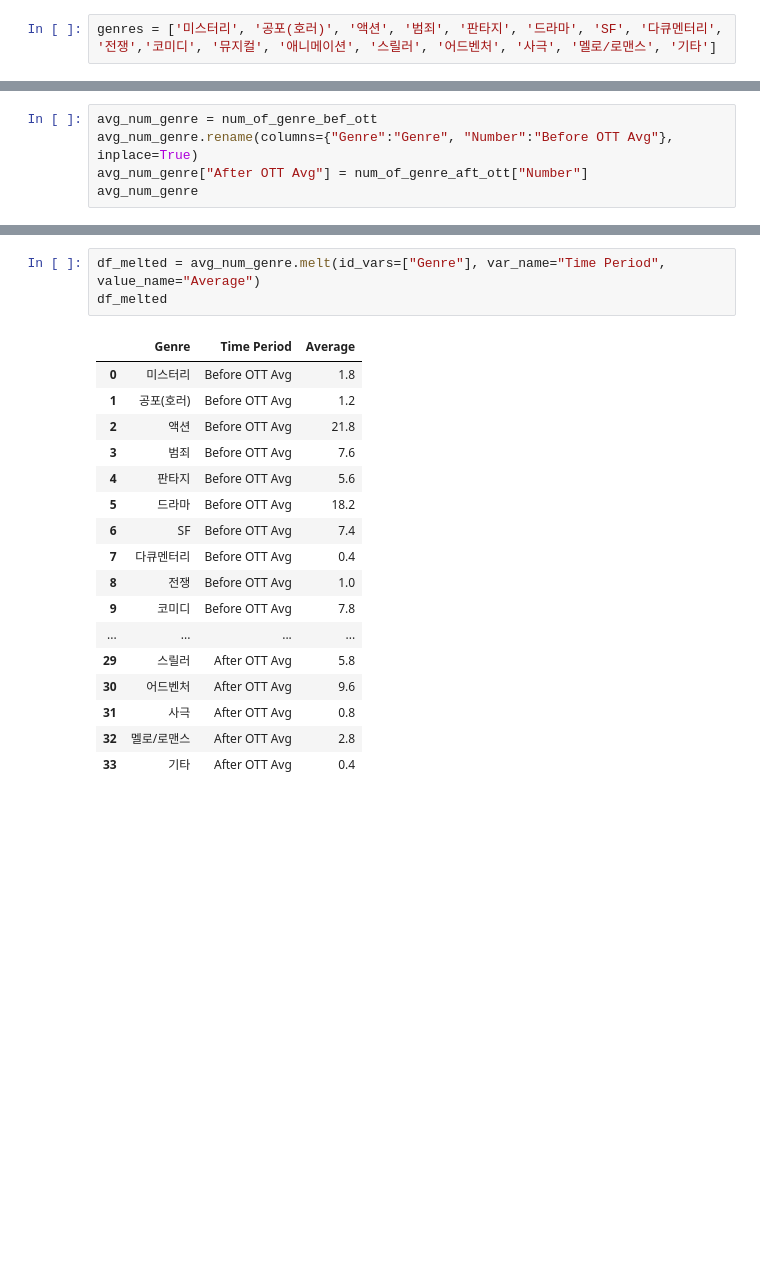
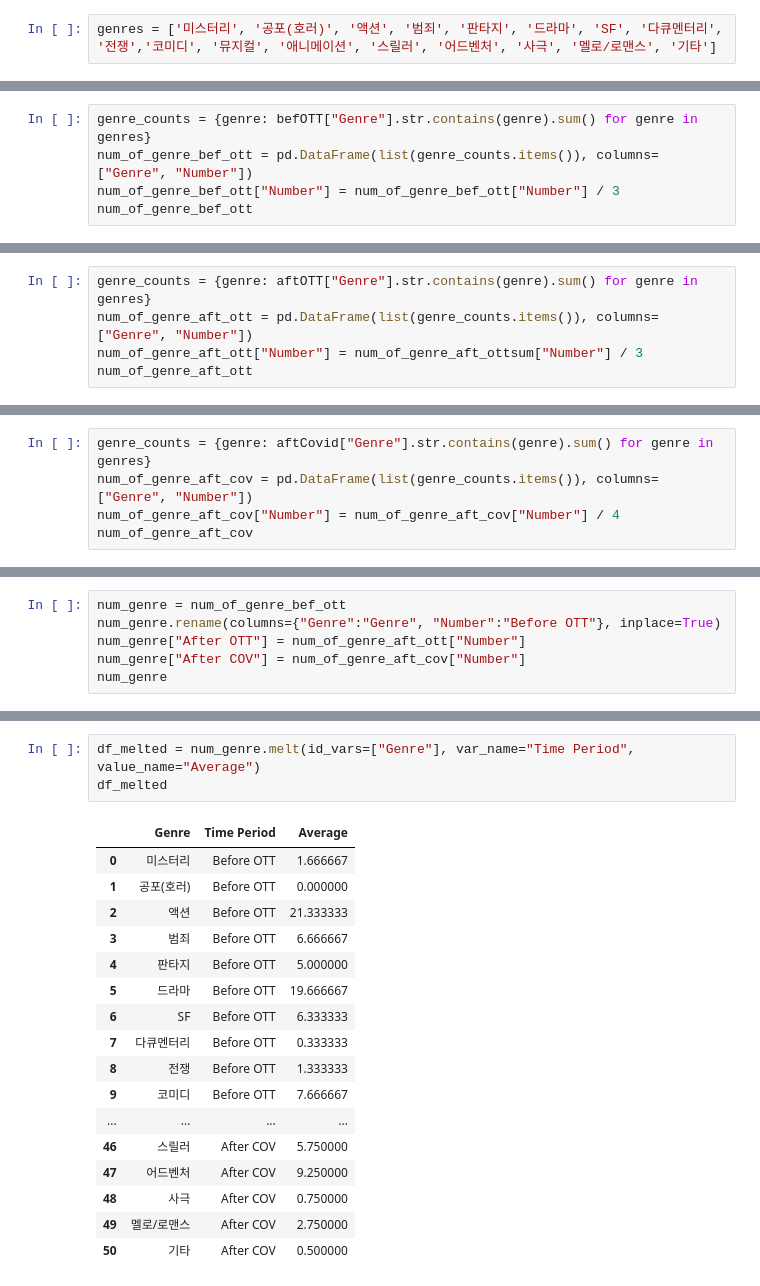
Before and after one commit to addinedu-ros-8th/eda-repo-1, a Jupyter notebook: src/ott_bef_aft_genre_analysis.ipynb, the cells around one changed output, grey strips where cells are left out. Saved outputs shown, nothing was run; the diff lists cells and outputs as text; blank space fills up the shorter version.

```diff
--- a/src/ott_bef_aft_genre_analysis.ipynb
+++ b/src/ott_bef_aft_genre_analysis.ipynb
@@ -404,0 +113,5 @@ See the caveats in the documentation: https://pandas.pydata.org/pandas-docs/stab
+# %%
+genre_counts = {genre: befOTT["Genre"].str.contains(genre).sum() for genre in genres}
+num_of_genre_bef_ott = pd.DataFrame(list(genre_counts.items()), columns=["Genre", "Number"])
+num_of_genre_bef_ott["Number"] = num_of_genre_bef_ott["Number"] / 3
+num_of_genre_bef_ott
@@ -404,0 +137,5 @@ See the caveats in the documentation: https://pandas.pydata.org/pandas-docs/stab
+# %%
+genre_counts = {genre: aftOTT["Genre"].str.contains(genre).sum() for genre in genres}
+num_of_genre_aft_ott = pd.DataFrame(list(genre_counts.items()), columns=["Genre", "Number"])
+num_of_genre_aft_ott["Number"] = num_of_genre_aft_ottsum["Number"] / 3
+num_of_genre_aft_ott
@@ -404,0 +161,5 @@ See the caveats in the documentation: https://pandas.pydata.org/pandas-docs/stab
+# %%
+genre_counts = {genre: aftCovid["Genre"].str.contains(genre).sum() for genre in genres}
+num_of_genre_aft_cov = pd.DataFrame(list(genre_counts.items()), columns=["Genre", "Number"])
+num_of_genre_aft_cov["Number"] = num_of_genre_aft_cov["Number"] / 4
+num_of_genre_aft_cov
@@ -405,6 +185,7 @@ See the caveats in the documentation: https://pandas.pydata.org/pandas-docs/stab
 # %%
-avg_num_genre = num_of_genre_bef_ott
-avg_num_genre.rename(columns={"Genre":"Genre", "Number":"Before OTT Avg"}, inplace=True)
-avg_num_genre["After OTT Avg"] = num_of_genre_aft_ott["Number"]
-avg_num_genre
+num_genre = num_of_genre_bef_ott
+num_genre.rename(columns={"Genre":"Genre", "Number":"Before OTT"}, inplace=True)
+num_genre["After OTT"] = num_of_genre_aft_ott["Number"]
+num_genre["After COV"] = num_of_genre_aft_cov["Number"]
+num_genre
 # %% [output]
@@ -429,24 +210,24 @@ avg_num_genre
 # %%
-df_melted = avg_num_genre.melt(id_vars=["Genre"], var_name="Time Period", value_name="Average")
+df_melted = num_genre.melt(id_vars=["Genre"], var_name="Time Period", value_name="Average")
 df_melted
 # %% [output]
 |  | Genre | Time Period | Average |
-| 0 | 미스터리 | Before OTT Avg | 1.8 |
-| 1 | 공포(호러) | Before OTT Avg | 1.2 |
-| 2 | 액션 | Before OTT Avg | 21.8 |
-| 3 | 범죄 | Before OTT Avg | 7.6 |
-| 4 | 판타지 | Before OTT Avg | 5.6 |
-| 5 | 드라마 | Before OTT Avg | 18.2 |
-| 6 | SF | Before OTT Avg | 7.4 |
-| 7 | 다큐멘터리 | Before OTT Avg | 0.4 |
-| 8 | 전쟁 | Before OTT Avg | 1.0 |
-| 9 | 코미디 | Before OTT Avg | 7.8 |
+| 0 | 미스터리 | Before OTT | 1.666667 |
+| 1 | 공포(호러) | Before OTT | 0.000000 |
+| 2 | 액션 | Before OTT | 21.333333 |
+| 3 | 범죄 | Before OTT | 6.666667 |
+| 4 | 판타지 | Before OTT | 5.000000 |
+| 5 | 드라마 | Before OTT | 19.666667 |
+| 6 | SF | Before OTT | 6.333333 |
+| 7 | 다큐멘터리 | Before OTT | 0.333333 |
+| 8 | 전쟁 | Before OTT | 1.333333 |
+| 9 | 코미디 | Before OTT | 7.666667 |
 | ... | ... | ... | ... |
-| 29 | 스릴러 | After OTT Avg | 5.8 |
-| 30 | 어드벤처 | After OTT Avg | 9.6 |
-| 31 | 사극 | After OTT Avg | 0.8 |
-| 32 | 멜로/로맨스 | After OTT Avg | 2.8 |
-| 33 | 기타 | After OTT Avg | 0.4 |
+| 46 | 스릴러 | After COV | 5.750000 |
+| 47 | 어드벤처 | After COV | 9.250000 |
+| 48 | 사극 | After COV | 0.750000 |
+| 49 | 멜로/로맨스 | After COV | 2.750000 |
+| 50 | 기타 | After COV | 0.500000 |
 # %%
 sns.catplot(x="Genre", y="Average", hue="Time Period", data=df_melted, kind="bar", legend=True, height=7, aspect=2)
 plt.savefig('bef_aft_each_comparison_bar.png')
```
Also changed, not shown: parts of 58 cells of this notebook.
